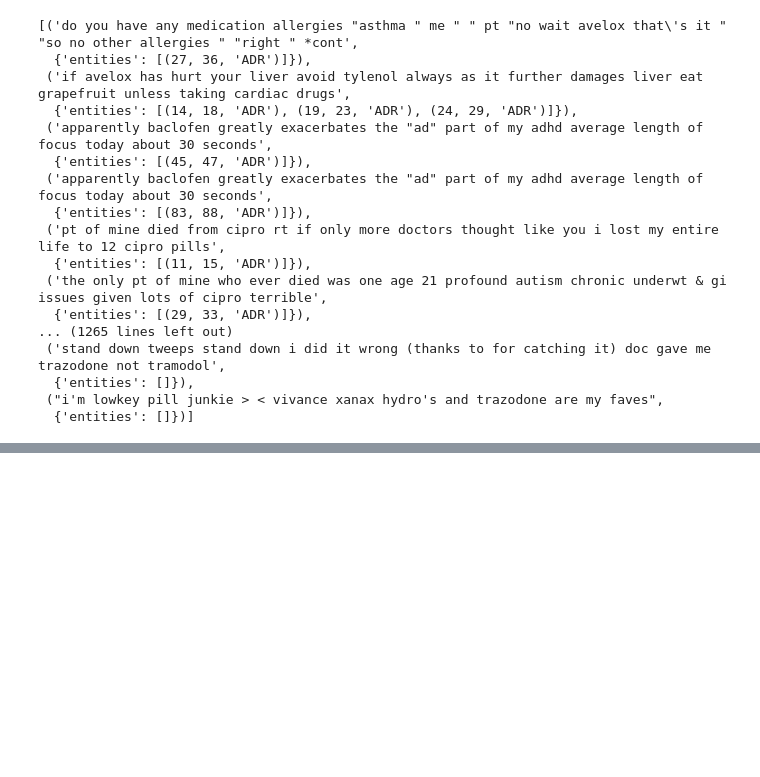
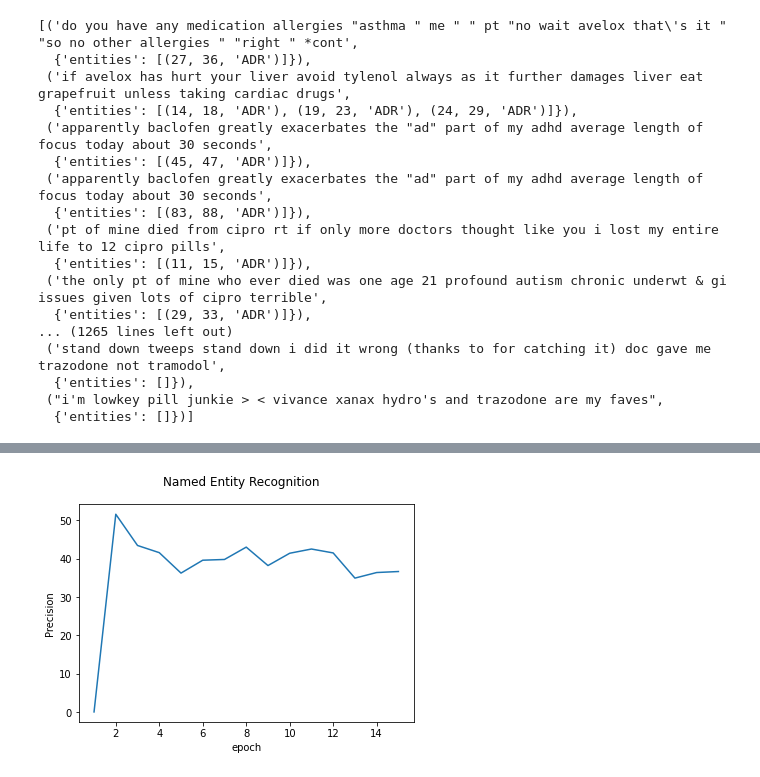
Before and after one commit to TejaAkasapu/Medical-Tweets-Analysis, a Jupyter notebook: NER.ipynb, the cells around one changed output, grey strips where cells are left out. Drawn from its saved outputs; the diff is of its cells as text; code cells hidden in the pictures; blank space fills up the shorter version.

```diff
--- a/NER.ipynb
+++ b/NER.ipynb
@@ -315,0 +317,8 @@ for data in train_data:
+# %%
+plt.plot(list(range(1,16)),result_p)
+plt.ylabel('Precision')
+plt.xlabel('epoch')
+plt.suptitle('Named Entity Recognition')
+plt.show()
+# %% [output]
+[figure, added]
```
Also changed, not shown: parts of 6 cells of this notebook.
